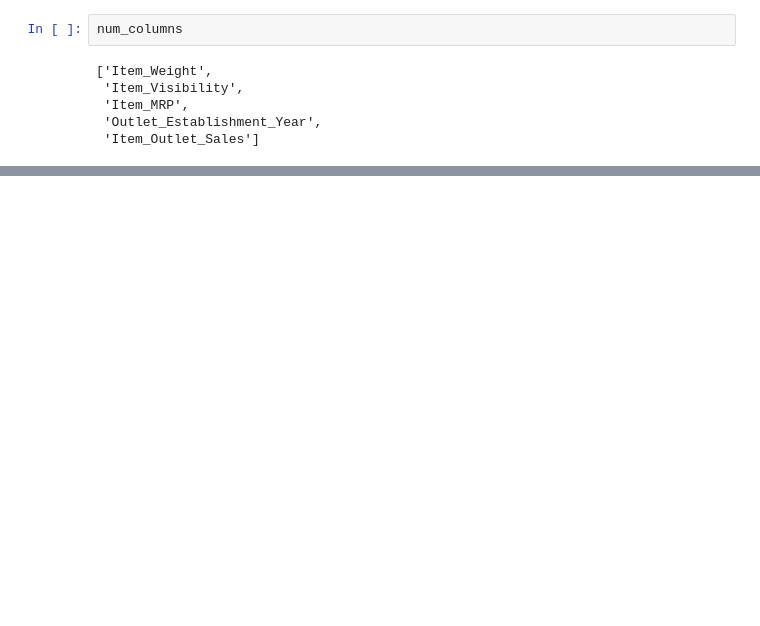
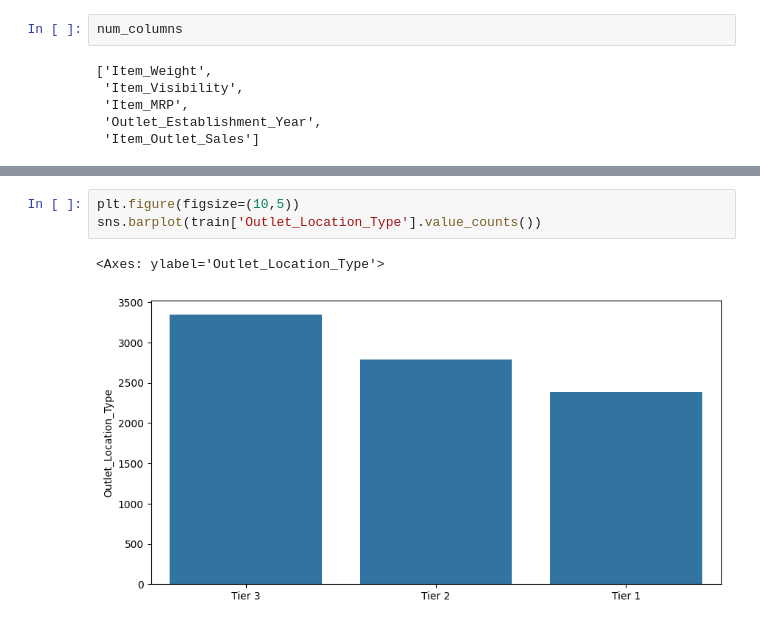
Before and after one commit to digitaico/ml, a Jupyter notebook: retail-sales-predict/prediction.ipynb, the cells around one changed output, grey strips where cells are left out. Drawn from its saved outputs; the diff is of its cells as text; blank space fills up the shorter version.

```diff
--- a/retail-sales-predict/prediction.ipynb
+++ b/retail-sales-predict/prediction.ipynb
@@ -142,0 +272,6 @@ num_columns
+# %%
+plt.figure(figsize=(10,5))
+sns.barplot(train['Outlet_Location_Type'].value_counts())
+# %% [output]
+<Axes: ylabel='Outlet_Location_Type'>
+[figure, added]
```
Also changed, not shown: parts of 32 cells of this notebook.
